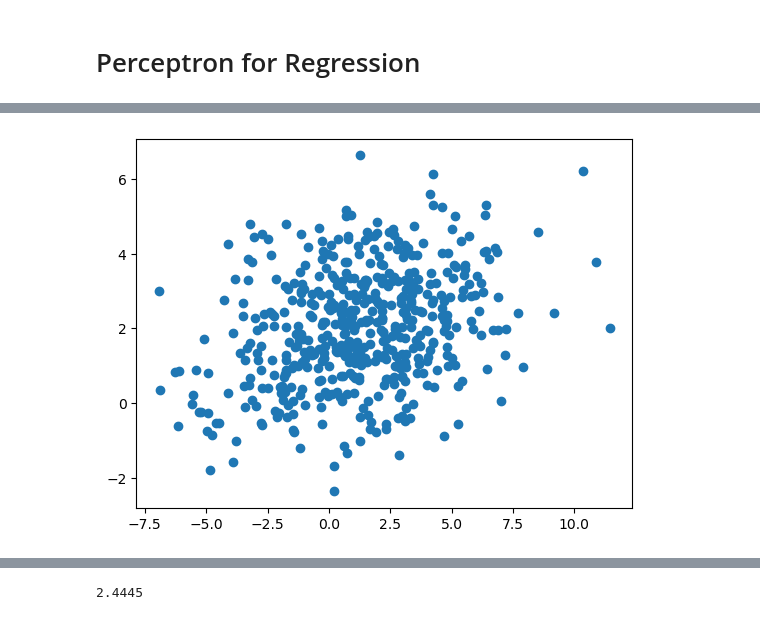
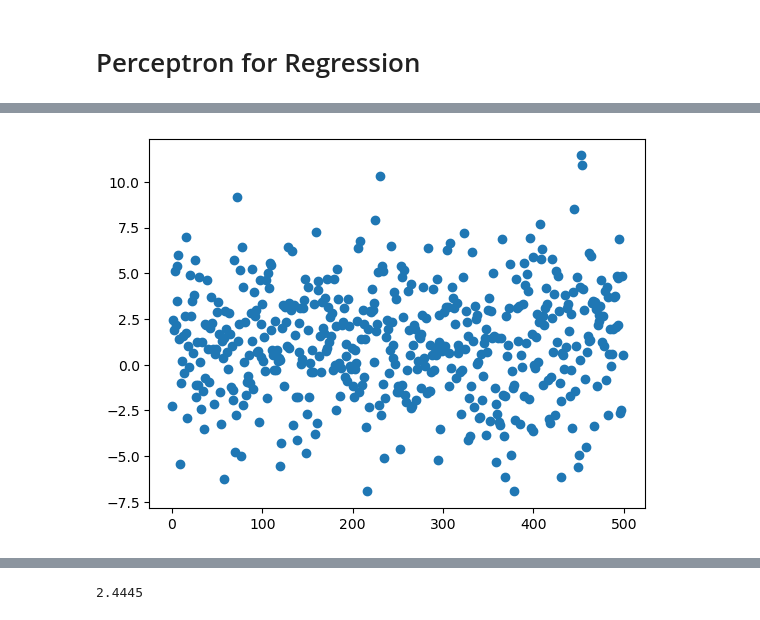
Before and after one commit to its-rajesh/Deep-Learning, a Jupyter notebook: Perceptron Regression/perceptron_regression.ipynb, the cells around one changed output, grey strips where cells are left out. Saved outputs shown, nothing was run; the diff lists cells and outputs as text; code cells hidden in the pictures.

```diff
--- a/Perceptron Regression/perceptron_regression.ipynb
+++ b/Perceptron Regression/perceptron_regression.ipynb
@@ -25,9 +10,9 @@ data
-# %%
-#x = np.arange(len(data.iloc[:,0]))
-plt.scatter(data.iloc[:,0], data.iloc[:,1])
-plt.show()
-# %% [output]
-[figure, removed]
+# %%
+x = np.arange(len(data.iloc[:,0]))
+plt.scatter(x, data.iloc[:,0])
+plt.show()
+# %% [output]
+[figure, added]
 # %%
 def split_data(data):
     m, n = data.shape
```
Also changed, not shown: parts of 5 cells of this notebook.
